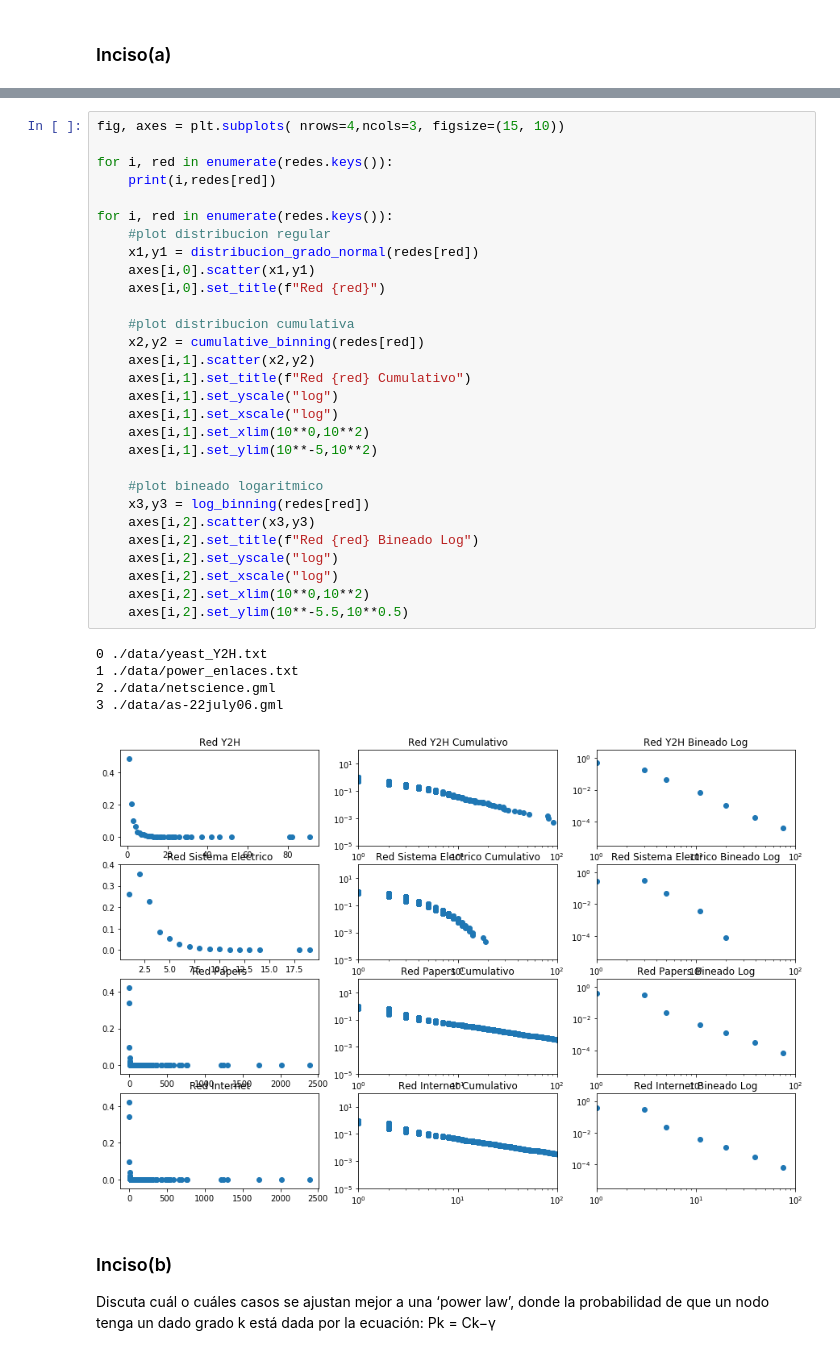
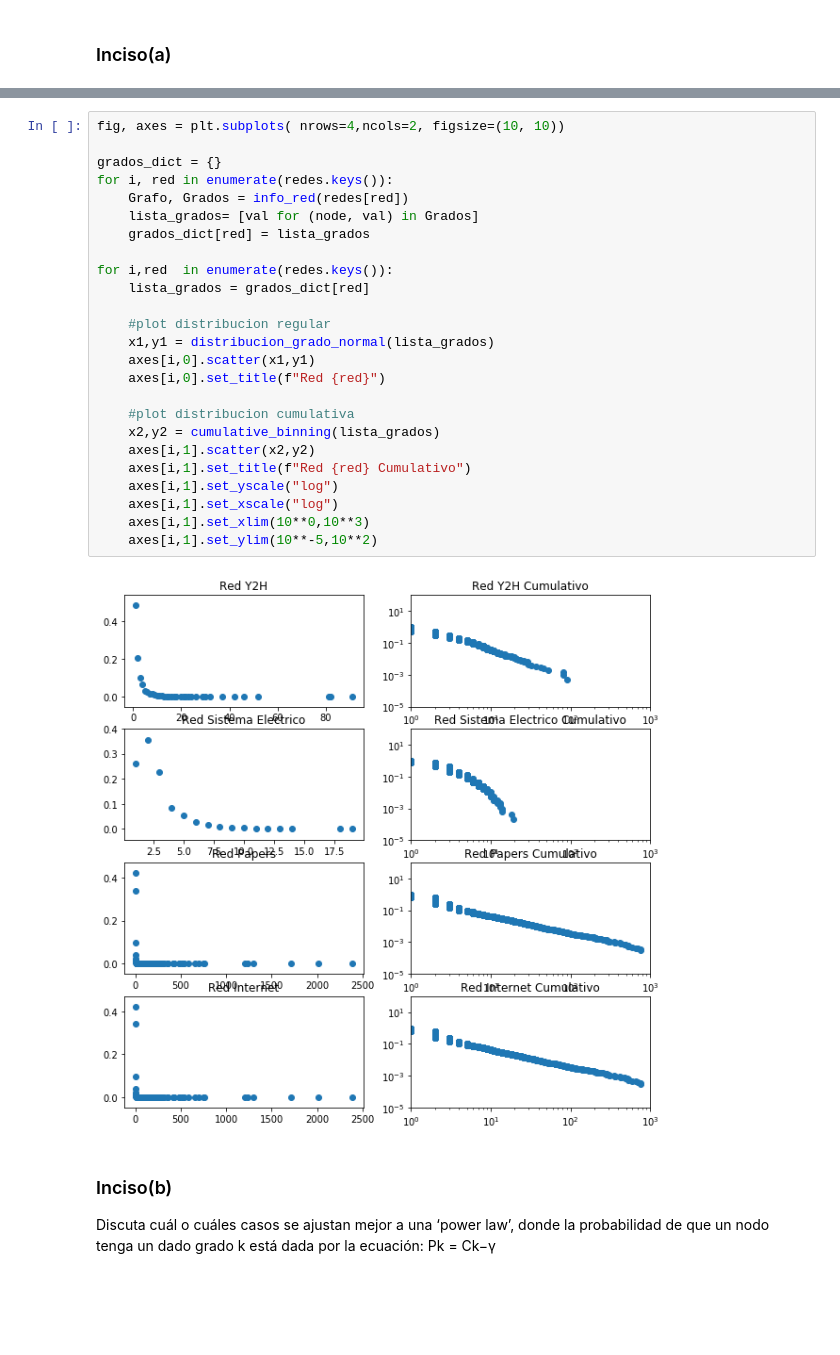
Before and after one commit to LunaKadysz/Redes, a Jupyter notebook: TPC_02/TPC_02_luna.ipynb, the cells around one changed output, grey strips where cells are left out. Cells and saved outputs as stored; diff of their text form; blank space fills up the shorter version.

```diff
--- a/TPC_02/TPC_02_luna.ipynb
+++ b/TPC_02/TPC_02_luna.ipynb
@@ -68,38 +56,30 @@ def log_binning(red):
 # %%
-fig, axes = plt.subplots( nrows=4,ncols=3, figsize=(15, 10))
+fig, axes = plt.subplots( nrows=4,ncols=2, figsize=(10, 10))
 
+grados_dict = {}
 for i, red in enumerate(redes.keys()):
-    print(i,redes[red])
+    Grafo, Grados = info_red(redes[red])
+    lista_grados= [val for (node, val) in Grados]
+    grados_dict[red] = lista_grados
 
-for i, red in enumerate(redes.keys()):
+for i,red  in enumerate(redes.keys()):
+    lista_grados = grados_dict[red]
+
     #plot distribucion regular
-    x1,y1 = distribucion_grado_normal(redes[red])
+    x1,y1 = distribucion_grado_normal(lista_grados)
     axes[i,0].scatter(x1,y1)
     axes[i,0].set_title(f"Red {red}")
 
     #plot distribucion cumulativa
-    x2,y2 = cumulative_binning(redes[red])
+    x2,y2 = cumulative_binning(lista_grados)
     axes[i,1].scatter(x2,y2)
     axes[i,1].set_title(f"Red {red} Cumulativo")
     axes[i,1].set_yscale("log")
     axes[i,1].set_xscale("log")
-    axes[i,1].set_xlim(10**0,10**2)
+    axes[i,1].set_xlim(10**0,10**3)
     axes[i,1].set_ylim(10**-5,10**2)
-
-    #plot bineado logaritmico
-    x3,y3 = log_binning(redes[red])
-    axes[i,2].scatter(x3,y3)
-    axes[i,2].set_title(f"Red {red} Bineado Log")
-    axes[i,2].set_yscale("log")
-    axes[i,2].set_xscale("log")
-    axes[i,2].set_xlim(10**0,10**2)
-    axes[i,2].set_ylim(10**-5.5,10**0.5)
 # %% [output]
-0 ./data/yeast_Y2H.txt
-1 ./data/power_enlaces.txt
-2 ./data/netscience.gml
-3 ./data/as-22july06.gml
-[figure, old version]
+[figure, new version]
 # %% [markdown]
 ### Inciso(b)
 Discuta cuál o cuáles casos se ajustan mejor a una ‘power law’, donde la probabilidad de
```
Also changed, not shown: parts of 8 cells of this notebook.
